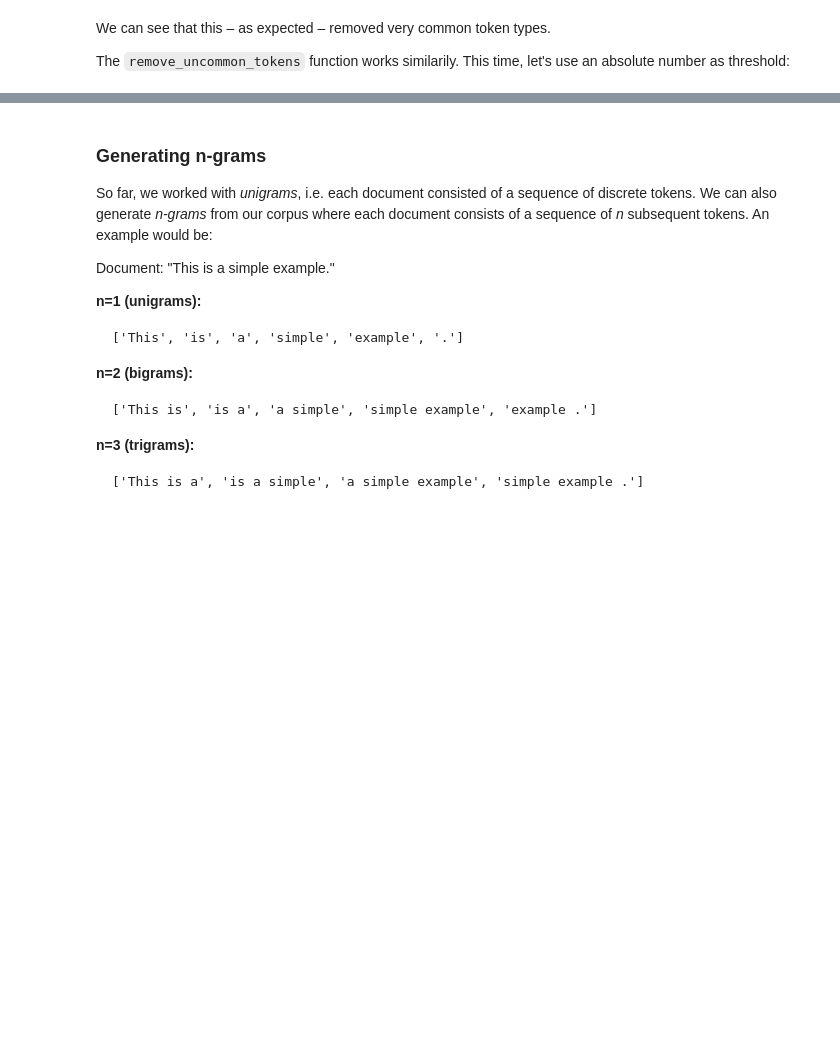
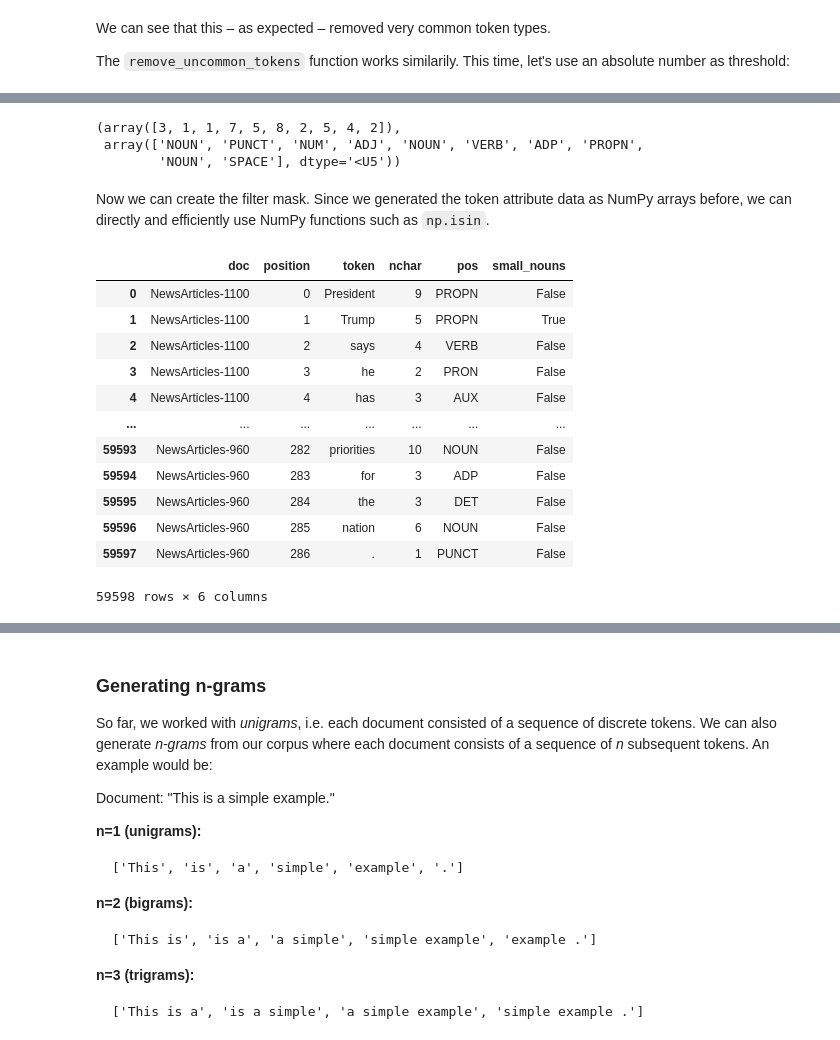
Before and after one commit to WZBSocialScienceCenter/tmtoolkit, a Jupyter notebook: doc/source/preprocessing.ipynb, the cells around one changed output, grey strips where cells are left out. Cells and saved outputs as stored; diff of their text form; code cells hidden in the pictures; blank space fills up the shorter version.

```diff
--- a/doc/source/preprocessing.ipynb
+++ b/doc/source/preprocessing.ipynb
@@ -1443,0 +1565,41 @@ preproc.tokens_datatable
+# %%
+doc_tokattrs = doc_tokens(corpus_new, with_attr=['nchar', 'pos'], as_arrays=True)
+
+# show number of characters and POS tag of
+# first 10 tokens for a sample document
+(doc_tokattrs['NewsArticles-2433']['nchar'][:10],
+ doc_tokattrs['NewsArticles-2433']['pos'][:10])
+# %% [output]
+(array([3, 1, 1, 7, 5, 8, 2, 5, 4, 2]),
+ array(['NOUN', 'PUNCT', 'NUM', 'ADJ', 'NOUN', 'VERB', 'ADP', 'PROPN',
+        'NOUN', 'SPACE'], dtype='<U5'))
+# %% [markdown]
+Now we can create the filter mask. Since we generated the token attribute data as NumPy arrays before, we can directly and efficiently use NumPy functions such as `np.isin`.
+# %%
+import numpy as np
+
+filter_mask = {}
+for doc_label, doc_data in doc_tokattrs.items():
+    tok_lengths = doc_data['nchar']
+    tok_pos = doc_data['pos']
+    # create a boolean array for nouns with token length less or equal 5
+    filter_mask[doc_label] = (tok_lengths <= 5) & np.isin(tok_pos, ['NOUN', 'PROPN'])
+
+# it's not necessary to add the filter mask as token attribute
+# but it's a good way to check the mask
+set_token_attr(corpus_new, 'small_nouns', data=filter_mask, per_token_occurrence=False)
+tokens_table(corpus_new, with_attr=['nchar', 'pos', 'small_nouns'])
+# %% [output]
+|  | doc | position | token | nchar | pos | small_nouns |
+| 0 | NewsArticles-1100 | 0 | President | 9 | PROPN | False |
+| 1 | NewsArticles-1100 | 1 | Trump | 5 | PROPN | True |
+| 2 | NewsArticles-1100 | 2 | says | 4 | VERB | False |
+| 3 | NewsArticles-1100 | 3 | he | 2 | PRON | False |
+| 4 | NewsArticles-1100 | 4 | has | 3 | AUX | False |
+| ... | ... | ... | ... | ... | ... | ... |
+| 59593 | NewsArticles-960 | 282 | priorities | 10 | NOUN | False |
+| 59594 | NewsArticles-960 | 283 | for | 3 | ADP | False |
+| 59595 | NewsArticles-960 | 284 | the | 3 | DET | False |
+| 59596 | NewsArticles-960 | 285 | nation | 6 | NOUN | False |
+| 59597 | NewsArticles-960 | 286 | . | 1 | PUNCT | False |
+59598 rows × 6 columns
```
Also changed, not shown: parts of 60 cells of this notebook, 2 other files.
